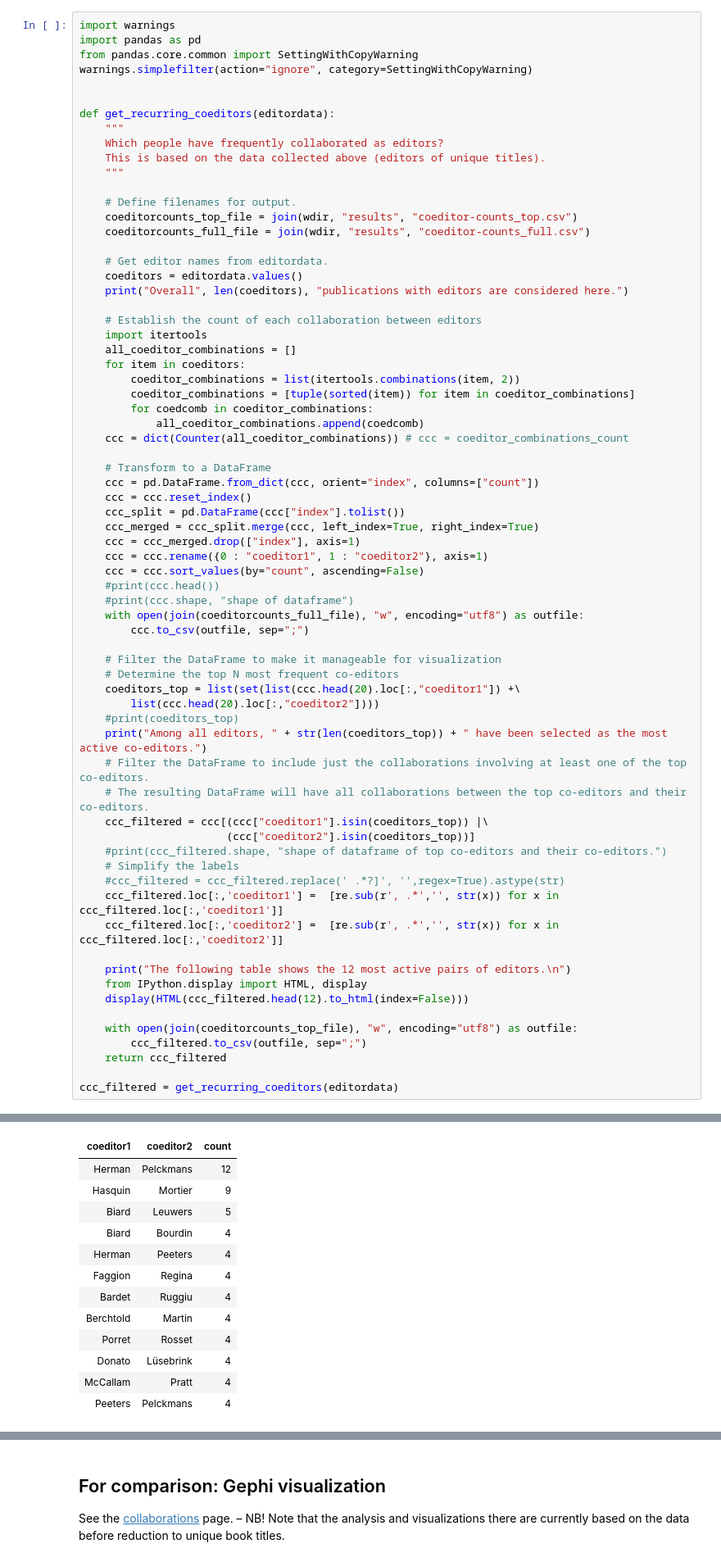
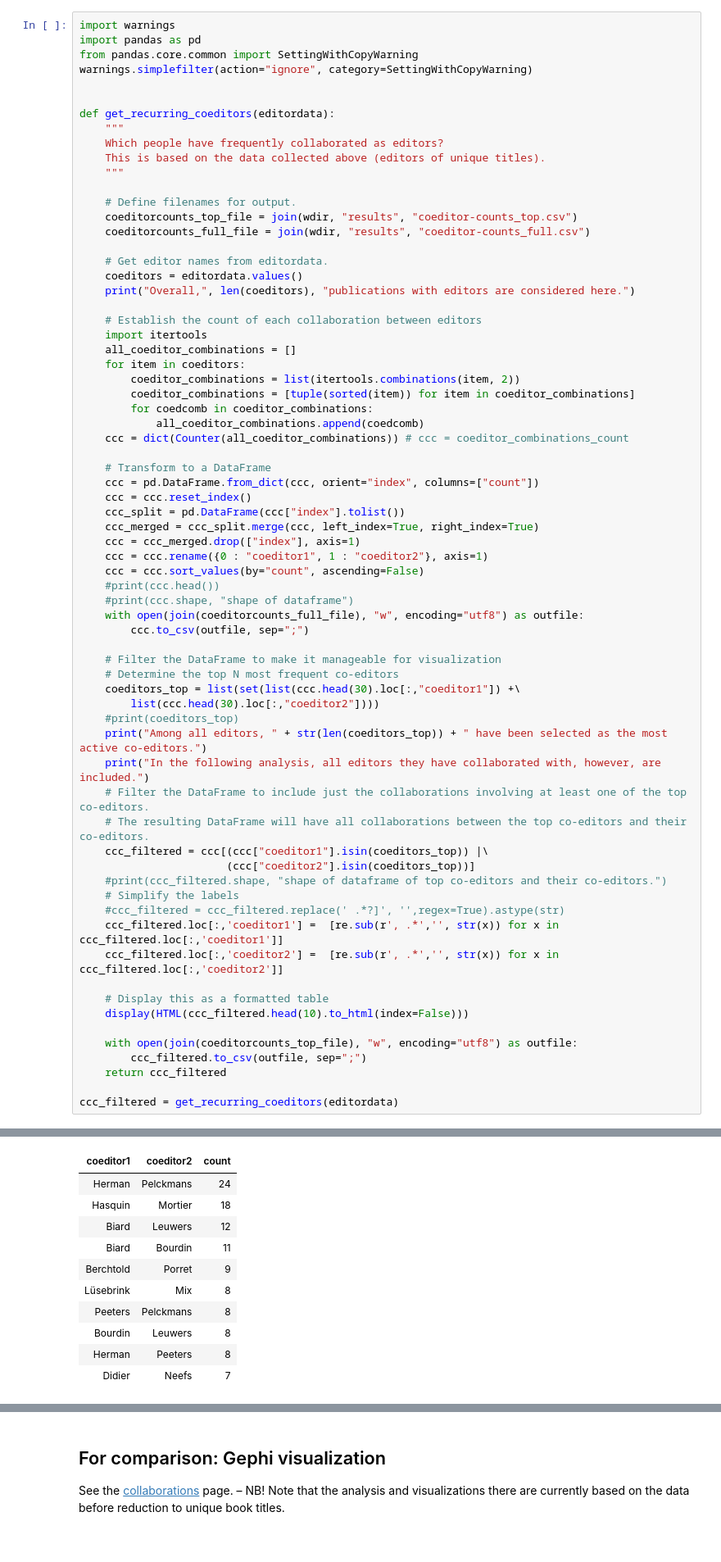
Before and after one commit to christofs/BIB18, a Jupyter notebook: coeditors.ipynb, the cells around one changed output, grey strips where cells are left out. Shown at 82% size. Cells and saved outputs as stored; diff of their text form.

```diff
--- a/coeditors.ipynb
+++ b/coeditors.ipynb
@@ -185,7 +187,7 @@ def get_recurring_coeditors(editordata):
 
     # Get editor names from editordata.
     coeditors = editordata.values()
-    print("Overall", len(coeditors), "publications with editors are considered here.")
+    print("Overall,", len(coeditors), "publications with editors are considered here.")
 
     # Establish the count of each collaboration between editors
     import itertools
@@ -212,10 +214,11 @@ def get_recurring_coeditors(editordata):
 
     # Filter the DataFrame to make it manageable for visualization
     # Determine the top N most frequent co-editors
-    coeditors_top = list(set(list(ccc.head(20).loc[:,"coeditor1"]) +\
-        list(ccc.head(20).loc[:,"coeditor2"])))
+    coeditors_top = list(set(list(ccc.head(30).loc[:,"coeditor1"]) +\
+        list(ccc.head(30).loc[:,"coeditor2"])))
     #print(coeditors_top)
     print("Among all editors, " + str(len(coeditors_top)) + " have been selected as the most active co-editors.")
+    print("In the following analysis, all editors they have collaborated with, however, are included.")
     # Filter the DataFrame to include just the collaborations involving at least one of the top co-editors.
     # The resulting DataFrame will have all collaborations between the top co-editors and their co-editors.
     ccc_filtered = ccc[(ccc["coeditor1"].isin(coeditors_top)) |\
@@ -226,9 +229,8 @@ def get_recurring_coeditors(editordata):
     ccc_filtered.loc[:,'coeditor1'] =  [re.sub(r', .*','', str(x)) for x in ccc_filtered.loc[:,'coeditor1']]
     ccc_filtered.loc[:,'coeditor2'] =  [re.sub(r', .*','', str(x)) for x in ccc_filtered.loc[:,'coeditor2']]
 
-    print("The following table shows the 12 most active pairs of editors.\n")
-    from IPython.display import HTML, display
-    display(HTML(ccc_filtered.head(12).to_html(index=False)))
+    # Display this as a formatted table
+    display(HTML(ccc_filtered.head(10).to_html(index=False)))
 
     with open(join(coeditorcounts_top_file), "w", encoding="utf8") as outfile:
         ccc_filtered.to_csv(outfile, sep=";")
@@ -242,13 +244,11 @@ The following table shows the 12 most active pairs of editors.
 | coeditor1 | coeditor2 | count |
-| Herman | Pelckmans | 12 |
-| Hasquin | Mortier | 9 |
-| Biard | Leuwers | 5 |
-| Biard | Bourdin | 4 |
-| Herman | Peeters | 4 |
-| Faggion | Regina | 4 |
-| Bardet | Ruggiu | 4 |
-| Berchtold | Martin | 4 |
-| Porret | Rosset | 4 |
-| Donato | Lüsebrink | 4 |
-| McCallam | Pratt | 4 |
-| Peeters | Pelckmans | 4 |
+| Herman | Pelckmans | 24 |
+| Hasquin | Mortier | 18 |
+| Biard | Leuwers | 12 |
+| Biard | Bourdin | 11 |
+| Berchtold | Porret | 9 |
+| Lüsebrink | Mix | 8 |
+| Peeters | Pelckmans | 8 |
+| Bourdin | Leuwers | 8 |
+| Herman | Peeters | 8 |
+| Didier | Neefs | 7 |
```
Also changed, not shown: parts of 18 cells of this notebook, 11 other files.
